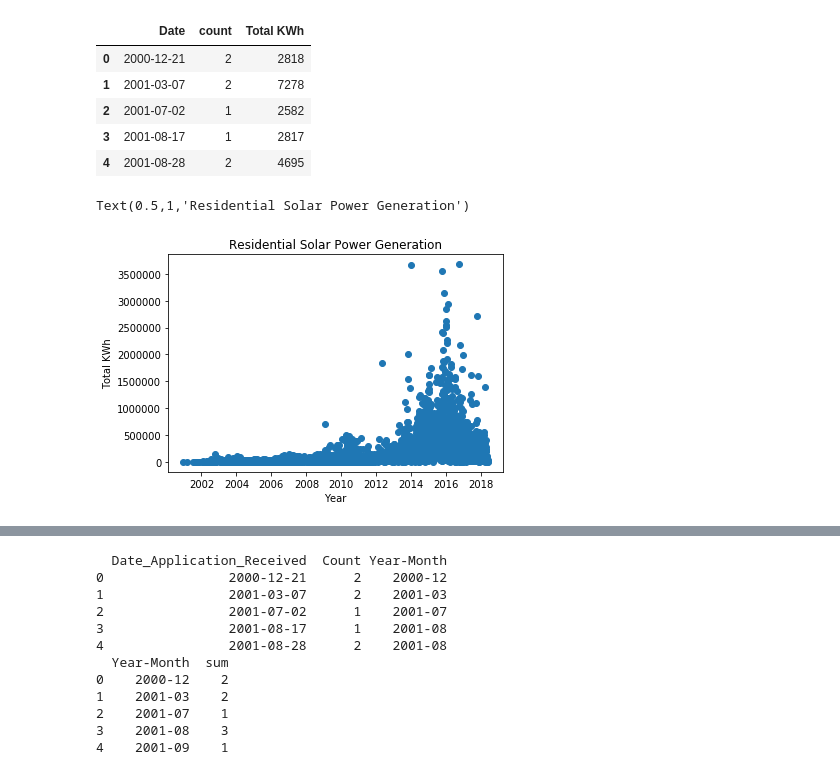
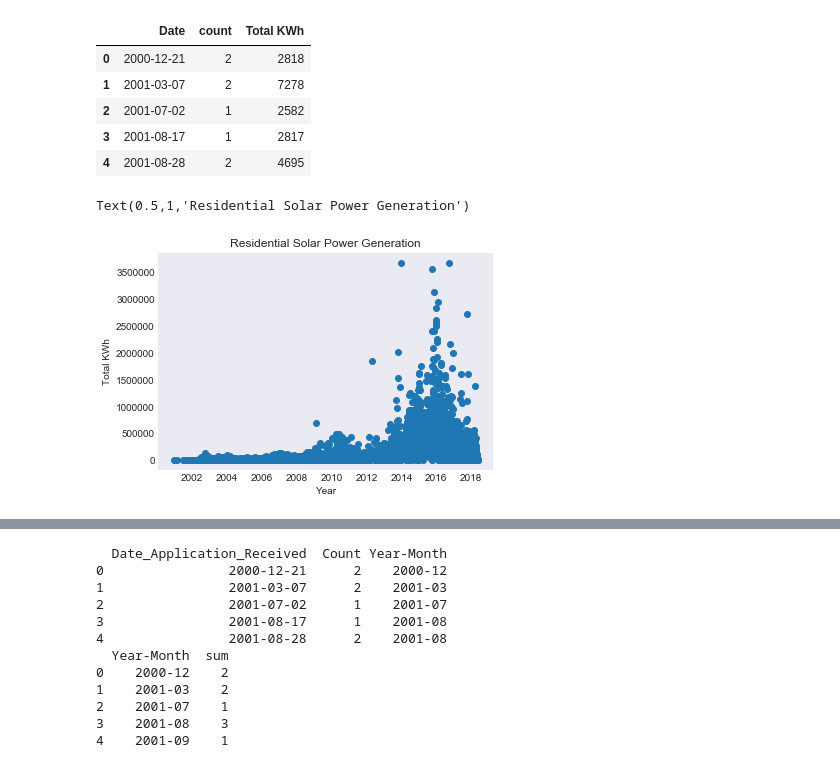
Before and after one commit to nasavish/TeamGreenTech, a Jupyter notebook: Code/Penetration_by_sector.ipynb, the cells around one changed output, grey strips where cells are left out. Drawn from its saved outputs; the diff is of its cells as text; code cells hidden in the pictures.

```diff
--- a/Code/Penetration_by_sector.ipynb
+++ b/Code/Penetration_by_sector.ipynb
@@ -6,7 +6,7 @@ import matplotlib.pyplot as plt
 import seaborn as sns
 from datetime import *
 # %%
-p_data = "project_data_final.csv"
+p_data = "../Resources/project_data_final.csv"
 p_df = pd.read_csv(p_data)
 p_df['Date Application Received'] = pd.to_datetime(p_df['Date Application Received'])
 #p_df = p_df.sort_values('Date Application Received', ascending=True)
@@ -43,11 +43,11 @@ res_df = res_df.reset_index()
 
 res_date_count_df = res_df['Date Application Received']
 res_date_count_df = res_date_count_df.rename(columns={"":"Date"})
-kwh = temp_df['Expected KWh Annual Production']['sum']
+kwh = res_df['Expected KWh Annual Production']['sum']
 res_date_count_df['Total KWh'] = kwh
 
 #date_count_df.to_csv('date_count.csv')
-date_count_df.head()
+res_date_count_df.head()
 # %% [output]
 |  | Date | count | Total KWh |
 | 0 | 2000-12-21 | 2 | 2818 |
@@ -58,16 +58,17 @@ date_count_df.head()
 # %%
 #scat = sns.tsplot(x='Date',y='Total KWh', data=date_count_df,
 #                  hue='count', fit_reg=False, size = 5, aspect = 2,
 #                  palette="Set3",
 #                  scatter_kws={'edgecolors':'black'})
+sns.set_style('dark')
 plt.plot_date(res_date_count_df["Date"], res_date_count_df["Total KWh"], marker="o")
 plt.xlabel('Year')
 plt.ylabel('Total KWh')
 plt.title("Residential Solar Power Generation")
 #date_count_df.plot_date
 # %% [output]
 Text(0.5,1,'Residential Solar Power Generation')
-[figure, old version]
+[figure, new version]
 # %%
 non_res_df = non_residential_df.groupby('Date Application Received').agg({'Date Application Received':'count','Expected KWh Annual Production':['sum']})
 non_res_df = non_res_df.reset_index()
```
Also changed, not shown: parts of 5 cells of this notebook.
